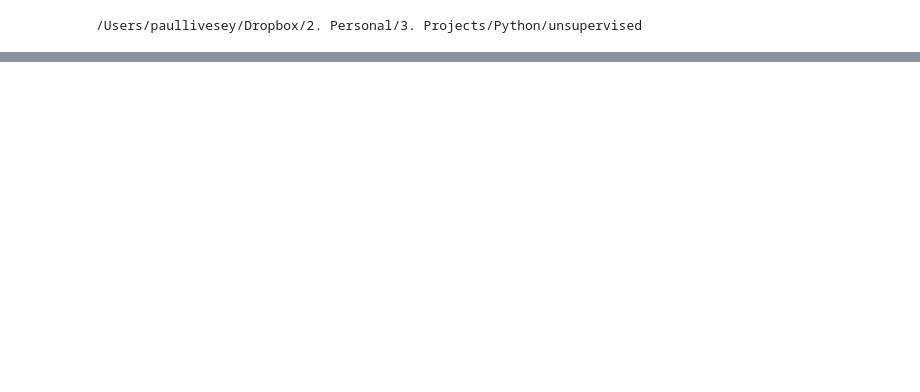
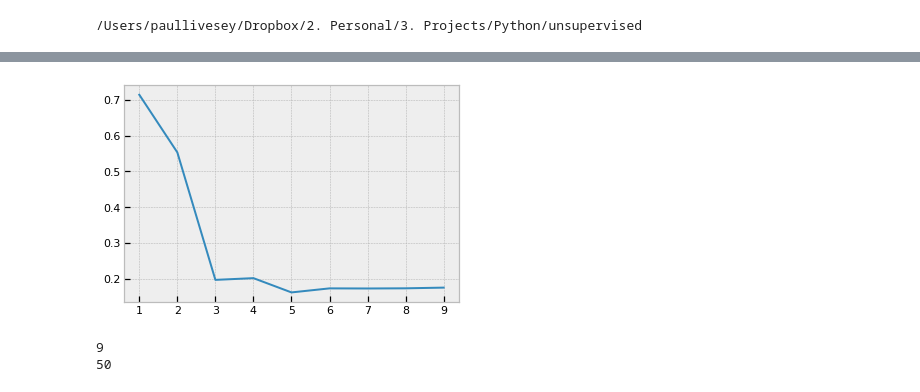
Before and after one commit to Liveo123/unsupervised, a Jupyter notebook: unsuper_phishing.ipynb, the cells around one changed output, grey strips where cells are left out. Cells and saved outputs as stored; diff of their text form; code cells hidden in the pictures; blank space fills up the shorter version.

```diff
--- a/unsuper_phishing.ipynb
+++ b/unsuper_phishing.ipynb
@@ -71,11 +73,12 @@ print(df.shape)
 # %%
-N_CLUSTERS = 5
-INIT = 'k_means++'
+N_CLUSTERS = 10
+GM_N_CLUSTERS = 10
+INIT = 'k-means++'
 N_INIT = 10
 KM_MAX_ITERS = 300
 TOLERANCE = 1e-4
 PC_DISTANCES = True
-KM_VERBOSE = 1
+KM_VERBOSE = 0
 KM_RANDOM_STATE = 42
 ALGORITHM = 'full'
 # %%
@@ -112,0 +88,30 @@ Converged at iteration 22: strict convergence.
+# %%
+# Visualization of the raw data
+sns.set_context('notebook')
+plt.style.use('bmh')
+# %%
+N_CLUSTERS = 10
+silhouettes = []
+
+## Loop through the cluster numbers and output silhouette
+## and elbow charts
+
+for n_cluster in range(2, N_CLUSTERS+1):
+    km = KMeans(n_clusters=n_cluster,
+                init=INIT,
+                n_init=N_INIT,
+                max_iter=KM_MAX_ITERS,
+                tol=TOLERANCE,
+                precompute_distances=PC_DISTANCES,
+                verbose=KM_VERBOSE,
+                random_state=KM_RANDOM_STATE,
+                algorithm=ALGORITHM)
+
+    y_pred = km.fit_predict(X)
+
+    ### Print some stats
+    print(f'inertia = {km.inertia_}')
+    silhouettes.append(silhouette_score(X, km.labels_, metric='euclidean'))
+    # print(f'silhouette score = {s_score:.3f}')
+
+print(f'silhouettes = {silhouettes}')
@@ -112,0 +129,15 @@ Converged at iteration 22: strict convergence.
+# %%
+# plt.plot(silhouettes, np.linspace(0, N_CLUSTERS), N_CLUSTERS)
+# plt.plot(silhouettes, np.arange(1, 10), N_CLUSTERS)
+plt.plot(np.arange(1, 10),silhouettes)
+plt.show()
+# print(f'silhouettes = \n{silhouettes}')
+######## COMPLETE ABOVE LOOP
+# %% [output]
+[figure, added]
+# %%
+print(len(silhouettes))
+print(len(np.linspace(0, N_CLUSTERS)))
+# %% [output]
+9
+50
```
Also changed, not shown: parts of 29 cells of this notebook, 3 other files.
